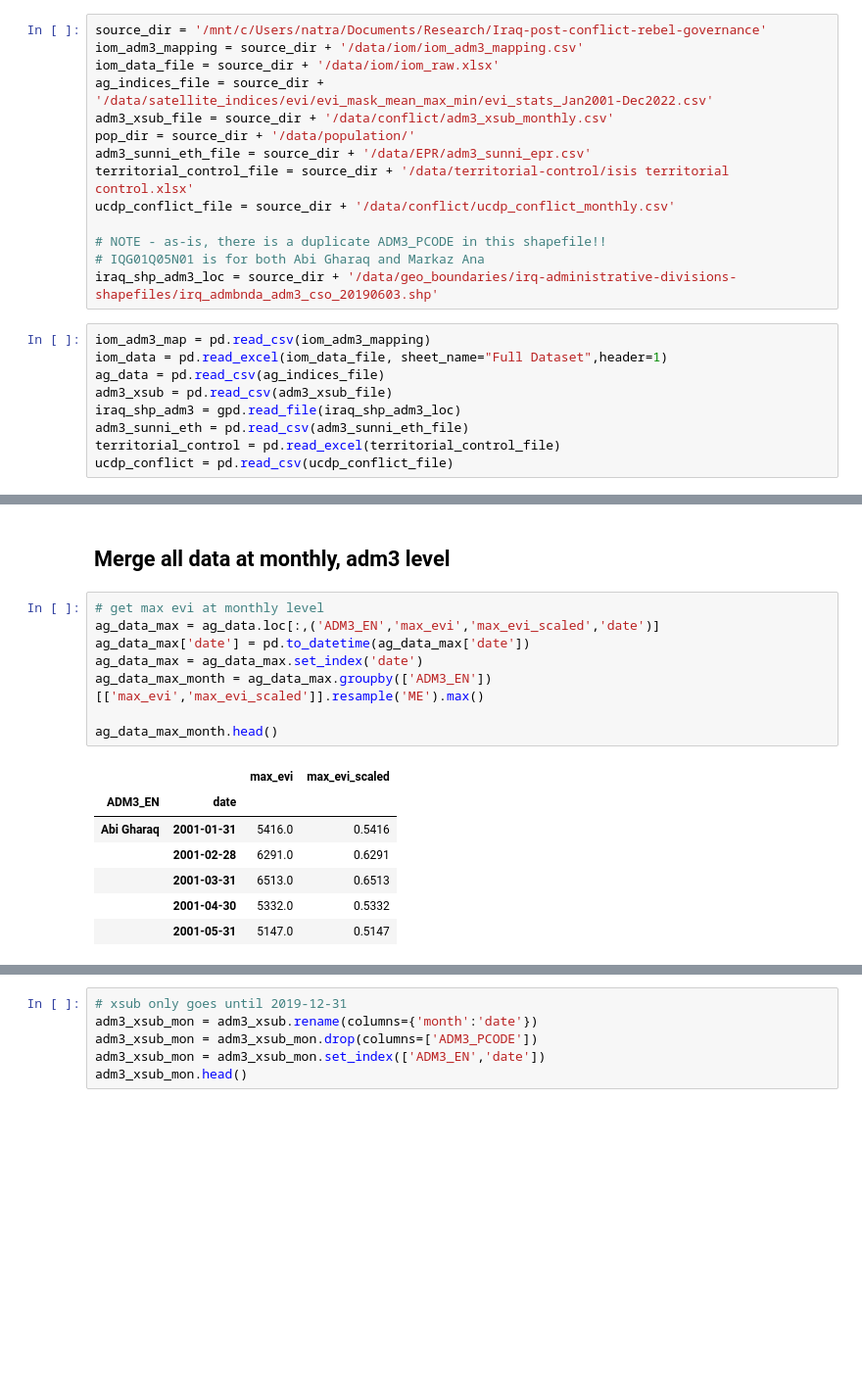
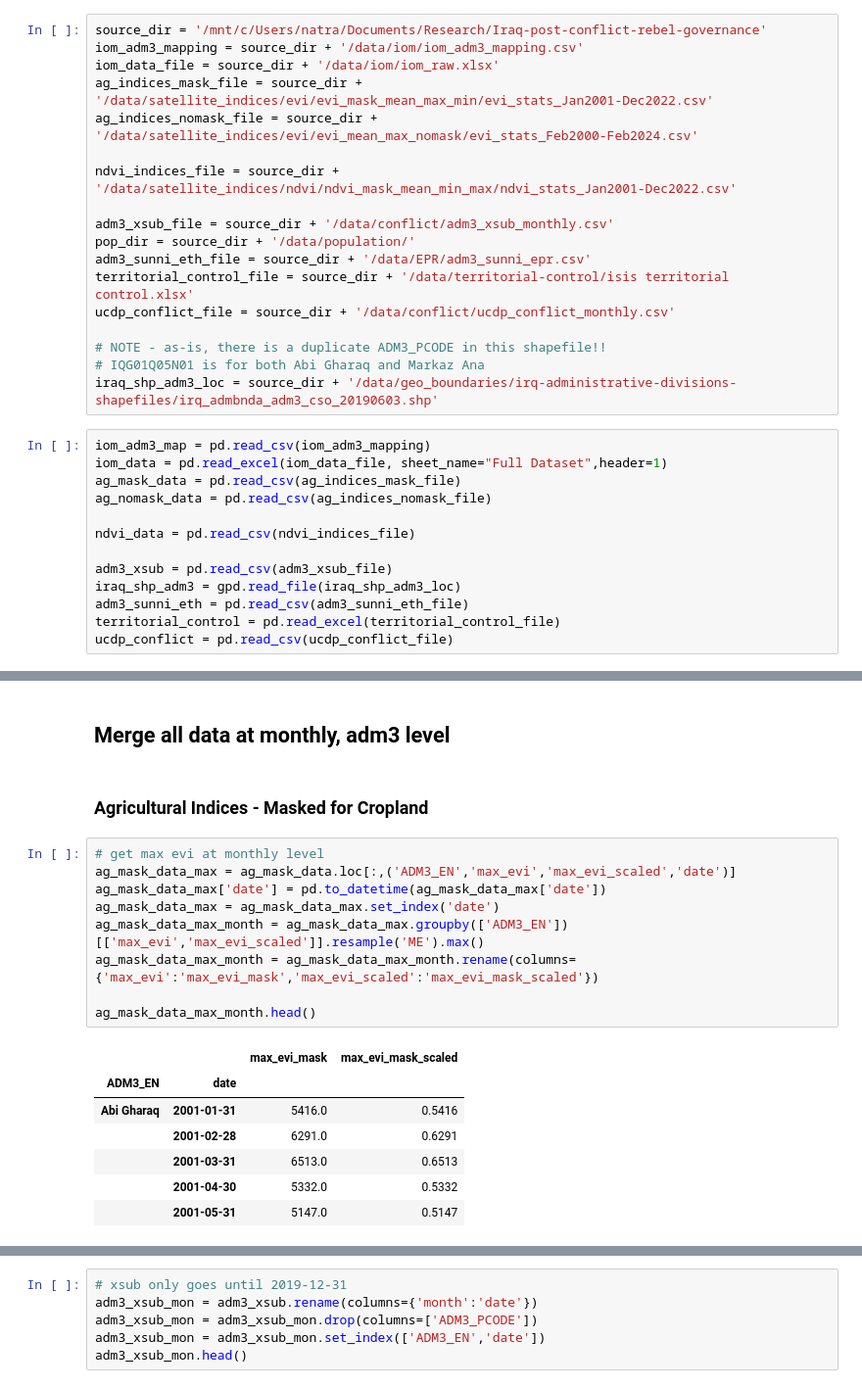
Before and after one commit to natalie-ayers/Iraq-post-conflict-rebel-governance, a Jupyter notebook: merge_datasets_adm3.ipynb, the cells around one changed output, grey strips where cells are left out. Shown at 98% size. Saved outputs shown, nothing was run; the diff lists cells and outputs as text; blank space fills up the shorter version.

```diff
--- a/merge_datasets_adm3.ipynb
+++ b/merge_datasets_adm3.ipynb
@@ -12,7 +12,11 @@ from operator import attrgetter
 source_dir = '/mnt/c/Users/natra/Documents/Research/Iraq-post-conflict-rebel-governance'
 iom_adm3_mapping = source_dir + '/data/iom/iom_adm3_mapping.csv'
 iom_data_file = source_dir + '/data/iom/iom_raw.xlsx'
-ag_indices_file = source_dir + '/data/satellite_indices/evi/evi_mask_mean_max_min/evi_stats_Jan2001-Dec2022.csv'
+ag_indices_mask_file = source_dir + '/data/satellite_indices/evi/evi_mask_mean_max_min/evi_stats_Jan2001-Dec2022.csv'
+ag_indices_nomask_file = source_dir + '/data/satellite_indices/evi/evi_mean_max_nomask/evi_stats_Feb2000-Feb2024.csv'
+
+ndvi_indices_file = source_dir + '/data/satellite_indices/ndvi/ndvi_mask_mean_min_max/ndvi_stats_Jan2001-Dec2022.csv'
+
 adm3_xsub_file = source_dir + '/data/conflict/adm3_xsub_monthly.csv'
 pop_dir = source_dir + '/data/population/'
 adm3_sunni_eth_file = source_dir + '/data/EPR/adm3_sunni_epr.csv'
@@ -25,7 +29,11 @@ iraq_shp_adm3_loc = source_dir + '/data/geo_boundaries/irq-administrative-divisi
 # %%
 iom_adm3_map = pd.read_csv(iom_adm3_mapping)
 iom_data = pd.read_excel(iom_data_file, sheet_name="Full Dataset",header=1)
-ag_data = pd.read_csv(ag_indices_file)
+ag_mask_data = pd.read_csv(ag_indices_mask_file)
+ag_nomask_data = pd.read_csv(ag_indices_nomask_file)
+
+ndvi_data = pd.read_csv(ndvi_indices_file)
+
 adm3_xsub = pd.read_csv(adm3_xsub_file)
 iraq_shp_adm3 = gpd.read_file(iraq_shp_adm3_loc)
 adm3_sunni_eth = pd.read_csv(adm3_sunni_eth_file)
@@ -86,16 +94,19 @@ for file in os.listdir(pop_dir):
 pop_df_full = pd.concat(pop_dfs, axis=0, ignore_index=True)
 # %% [markdown]
 ## Merge all data at monthly, adm3 level
+# %% [markdown]
+### Agricultural Indices - Masked for Cropland
 # %%
 # get max evi at monthly level
-ag_data_max = ag_data.loc[:,('ADM3_EN','max_evi','max_evi_scaled','date')]
-ag_data_max['date'] = pd.to_datetime(ag_data_max['date'])
-ag_data_max = ag_data_max.set_index('date')
-ag_data_max_month = ag_data_max.groupby(['ADM3_EN'])[['max_evi','max_evi_scaled']].resample('ME').max()
+ag_mask_data_max = ag_mask_data.loc[:,('ADM3_EN','max_evi','max_evi_scaled','date')]
+ag_mask_data_max['date'] = pd.to_datetime(ag_mask_data_max['date'])
+ag_mask_data_max = ag_mask_data_max.set_index('date')
+ag_mask_data_max_month = ag_mask_data_max.groupby(['ADM3_EN'])[['max_evi','max_evi_scaled']].resample('ME').max()
+ag_mask_data_max_month = ag_mask_data_max_month.rename(columns={'max_evi':'max_evi_mask','max_evi_scaled':'max_evi_mask_scaled'})
 
-ag_data_max_month.head()
+ag_mask_data_max_month.head()
 # %% [output]
-|  |  | max_evi | max_evi_scaled |
+|  |  | max_evi_mask | max_evi_mask_scaled |
 | ADM3_EN | date |  |  |
 | Abi Gharaq | 2001-01-31 | 5416.0 | 0.5416 |
 |  | 2001-02-28 | 6291.0 | 0.6291 |
```
Also changed, not shown: parts of 14 cells of this notebook, 9 other files.
